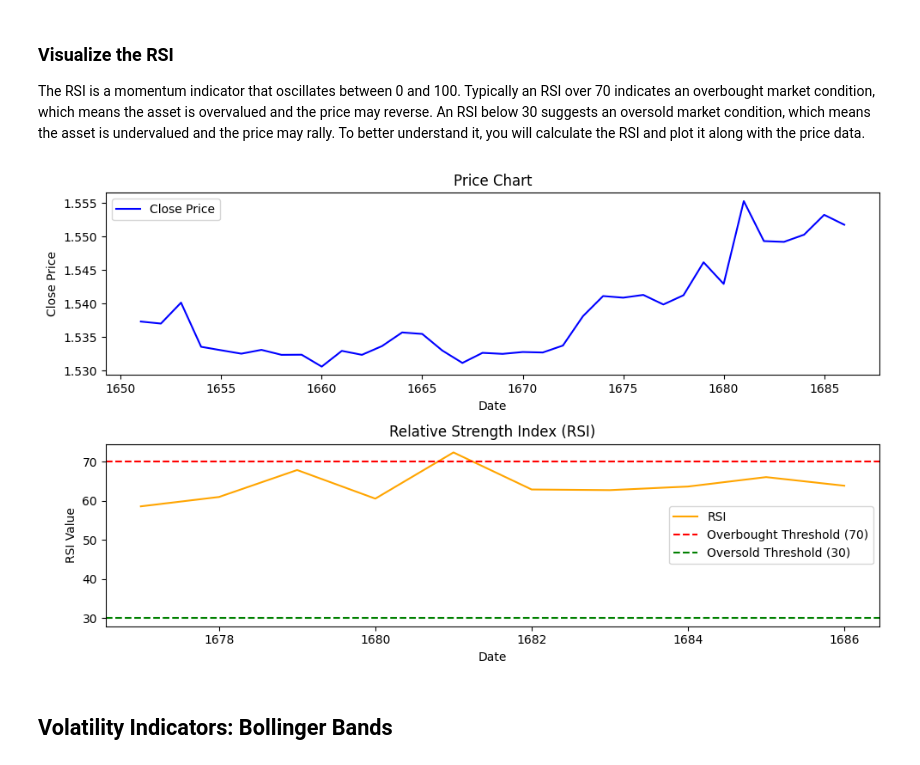
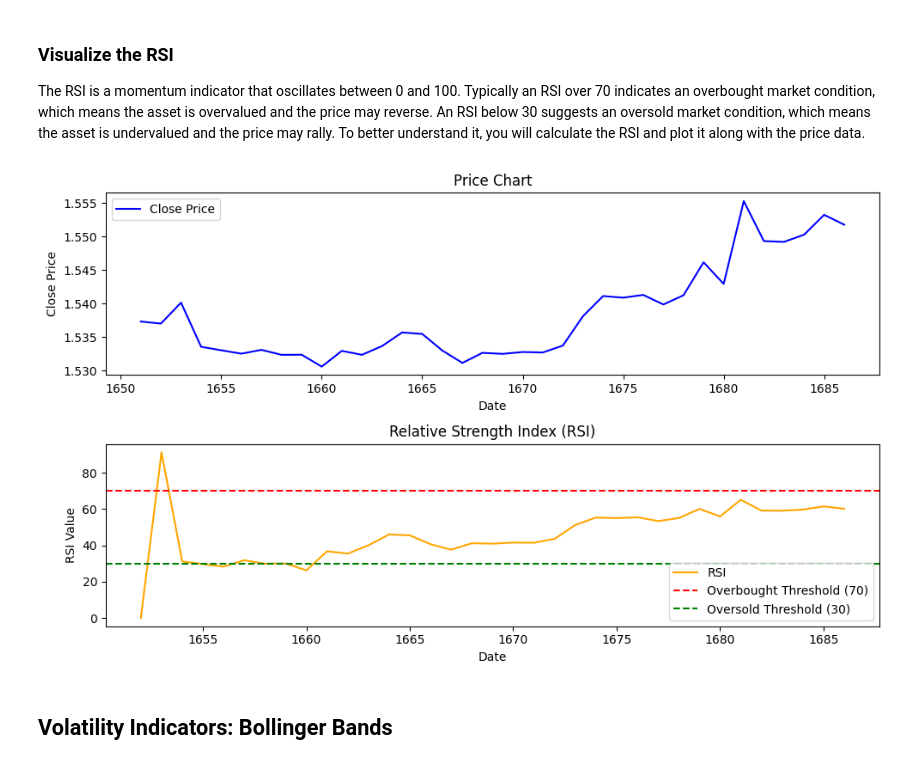
Before and after one commit to gplinkage/Data-Science-ML-AI, a Jupyter notebook: Projects/BDS35_27SEP_Stock_Projecct.ipynb, the cells around one changed output. Saved outputs shown, nothing was run; the diff lists cells and outputs as text; code cells hidden in the pictures.

```diff
--- a/Projects/BDS35_27SEP_Stock_Projecct.ipynb
+++ b/Projects/BDS35_27SEP_Stock_Projecct.ipynb
@@ -335,3 +335,6 @@ See the caveats in the documentation: https://pandas.pydata.org/pandas-docs/stab
 | 1684 | 2013-12-27 20:00:00 | 5033.0501 | 1.549180 | 1.550560 | 1.548875 | 1.550260 | 65.658598 | 63.687704 |
 | 1685 | 2013-12-29 20:00:00 | 5428.5300 | 1.552240 | 1.555805 | 1.551835 | 1.553220 | 69.000675 | 66.104180 |
 | 1686 | 2013-12-30 00:00:00 | 15278.8096 | 1.553230 | 1.555470 | 1.551485 | 1.551745 | 65.533690 | 63.900411 |
+# %%
+filtered_df = calculate_rsi(filtered_df)
+filtered_df
@@ -341,27 +367,27 @@ The RSI is a momentum indicator that oscillates between 0 and 100. Typically an
 # %%
 plt.figure(figsize=(10, 6))
 
 plt.subplot(2, 1, 1)
 plt.plot(filtered_df['Close'], label='Close Price', color='blue')
 plt.title('Price Chart')
 plt.xlabel('Date')
 plt.ylabel('Close Price')
 plt.legend()
 
 # RSI plot
 plt.subplot(2, 1, 2)
-plt.plot(filtered_df['RSI26'], label='RSI', color='orange')
+plt.plot(filtered_df['RSI'], label='RSI', color='orange')
 plt.axhline(y=70, color='r', linestyle='--', label='Overbought Threshold (70)')
 plt.axhline(y=30, color='g', linestyle='--', label='Oversold Threshold (30)')
 plt.title('Relative Strength Index (RSI)')
 plt.xlabel('Date')
 plt.ylabel('RSI Value')
 plt.legend()
 
 plt.tight_layout()
 plt.show()
 # %% [output]
-[figure, old version]
+[figure, new version]
 # %% [markdown]
 ## Volatility Indicators: Bollinger Bands
 # %% [markdown]
```
Also changed, not shown: parts of 5 cells of this notebook.
